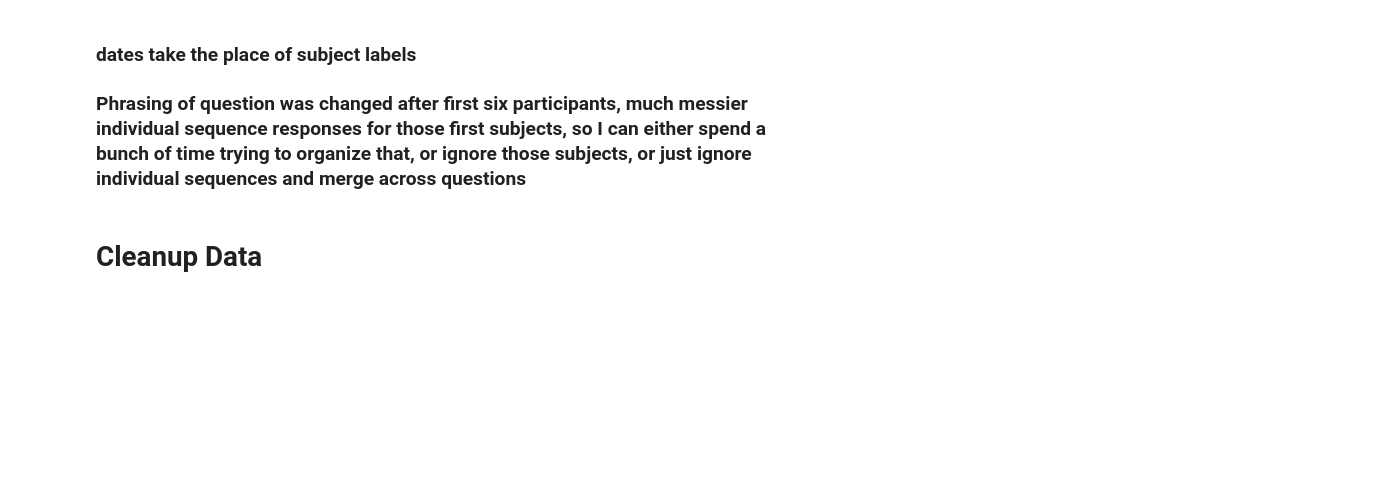
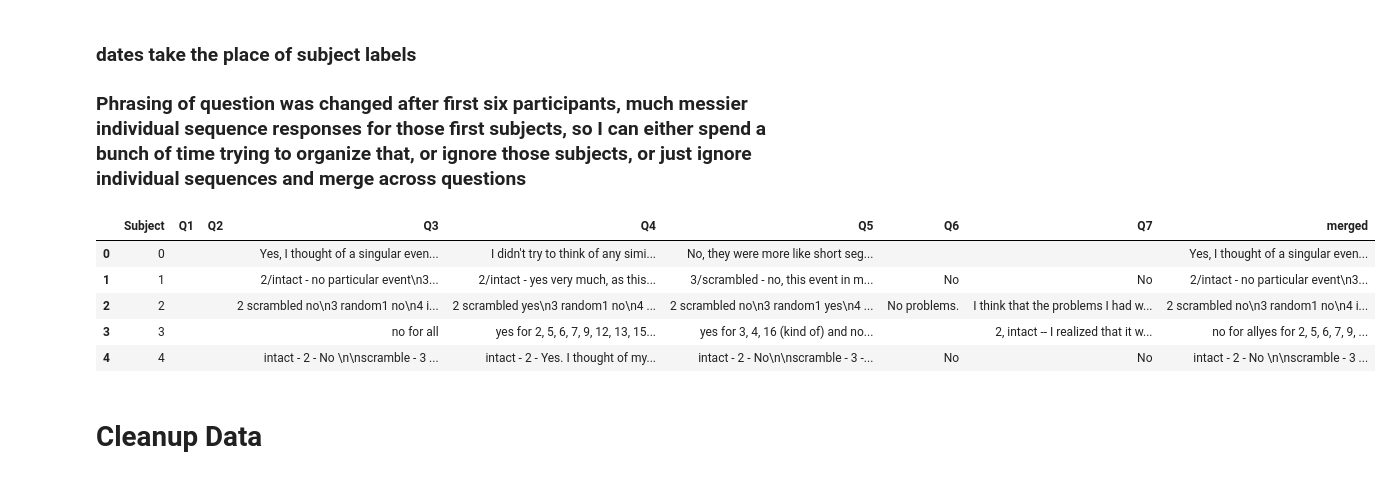
Before and after one commit to wbreilly/python_psc290, a Jupyter notebook: hw/psc290_python_finalproject.ipynb, the cells around one changed output. Cells and saved outputs as stored; diff of their text form; code cells hidden in the pictures; blank space fills up the shorter version.

```diff
--- a/hw/psc290_python_finalproject.ipynb
+++ b/hw/psc290_python_finalproject.ipynb
@@ -34,5 +37,14 @@ df.columns = ['Subject','Q1','Q2','Q3','Q4','Q5','Q6','Q7']
 # merge across questions, so all responses from each subject will be in one column
 df['merged'] =  df.iloc[:, 1:].sum(axis=1)
+# %%
+df.head()
+# %% [output]
+|  | Subject | Q1 | Q2 | Q3 | Q4 | Q5 | Q6 | Q7 | merged |
+| 0 | 0 |  |  | Yes, I thought of a singular even... | I didn't try to think of any simi... | No, they were more like short seg... |  |  | Yes, I thought of a singular even... |
+| 1 | 1 |  |  | 2/intact - no particular event\n3... | 2/intact - yes very much, as this... | 3/scrambled - no, this event in m... | No | No | 2/intact - no particular event\n3... |
+| 2 | 2 |  |  | 2 scrambled no\n3 random1 no\n4 i... | 2 scrambled yes\n3 random1 no\n4 ... | 2 scrambled no\n3 random1 yes\n4 ... | No problems. | I think that the problems I had w... | 2 scrambled no\n3 random1 no\n4 i... |
+| 3 | 3 |  |  | no for all | yes for 2, 5, 6, 7, 9, 12, 13, 15... | yes for 3, 4, 16 (kind of) and no... |  | 2, intact -- I realized that it w... | no for allyes for 2, 5, 6, 7, 9, ... |
+| 4 | 4 |  |  | intact - 2 - No \n\nscramble - 3 ... | intact - 2 - Yes. I thought of my... | intact - 2 - No\n\nscramble - 3 -... | No | No | intact - 2 - No \n\nscramble - 3 ... |
 # %% [markdown]
 # Cleanup Data
 # %%
```
Also changed, not shown: parts of 15 cells of this notebook.
